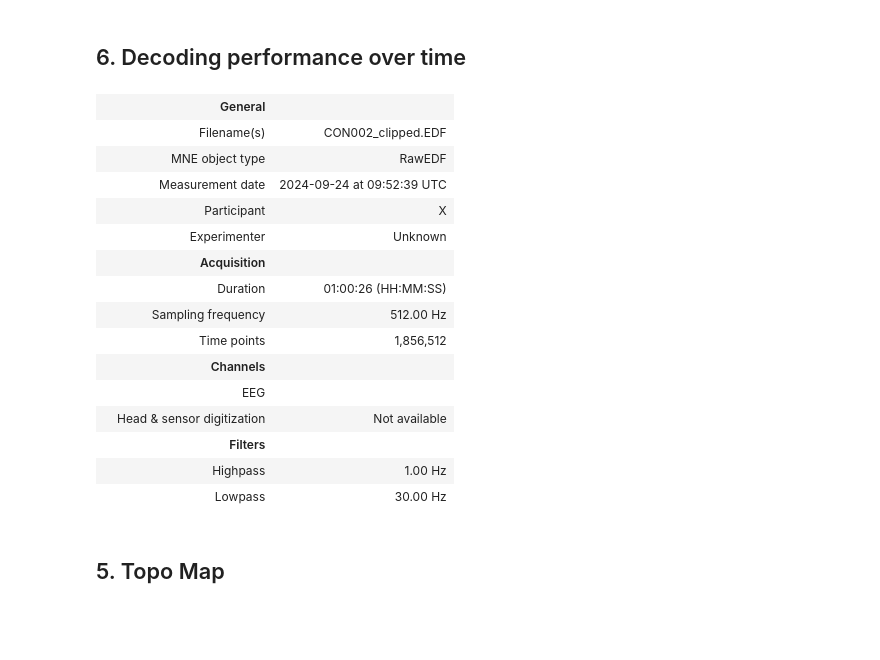
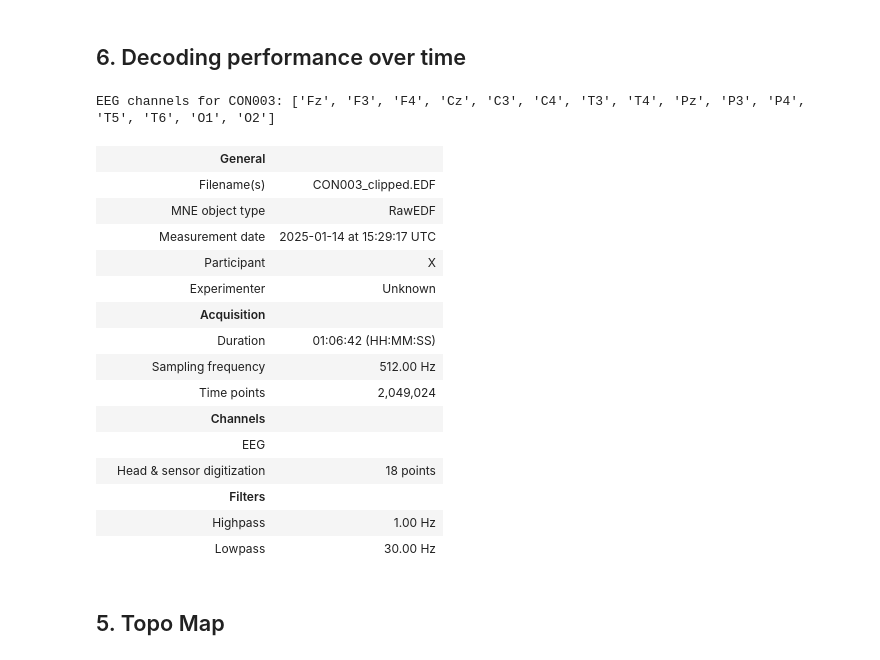
Before and after one commit to EEG-project-capstone/eeg-auditory-stimulus, a Jupyter notebook: notebooks/claassen_analysis.ipynb, the cells around one changed output. Cells and saved outputs as stored; diff of their text form; code cells hidden in the pictures; blank space fills up the shorter version.

```diff
--- a/notebooks/claassen_analysis.ipynb
+++ b/notebooks/claassen_analysis.ipynb
@@ -333,27 +446,40 @@ plt.legend(loc='lower right', framealpha=1.)
 plt.title("Average predicted probability of 'keep moving ...' across the three blocks")
 
 plt.show()
-# %%
-use_ch = ['Fp1', 'Fp2', 'Fz', 'F3', 'F4', 'F7', 'F8', 'Cz', 'C3', 'C4', 'T3', 'T4', 'Pz', 'P3', 'P4', 'T5', 'T6', 'O1', 'O2']
-
-raw.pick(use_ch)
-# %% [output]
-|  | General |  |
-|  | Filename(s) | CON002_clipped.EDF |
-|  | MNE object type | RawEDF |
-|  | Measurement date | 2024-09-24 at 09:52:39 UTC |
-|  | Participant | X |
-|  | Experimenter | Unknown |
-|  | Acquisition |  |
-|  | Duration | 01:00:26 (HH:MM:SS) |
-|  | Sampling frequency | 512.00 Hz |
-|  | Time points | 1,856,512 |
-|  | Channels |  |
-|  | EEG |  |
-|  | Head & sensor digitization | Not available |
-|  | Filters |  |
-|  | Highpass | 1.00 Hz |
-|  | Lowpass | 30.00 Hz |
+# %%
+# use_ch = ['Fp1', 'Fp2', 'Fz', 'F3', 'F4', 'F7', 'F8', 'Cz', 'C3', 'C4', 'T3', 'T4', 'Pz', 'P3', 'P4', 'T5', 'T6', 'O1', 'O2']
+# use_ch = ['Fz', 'F3', 'F4', 'F7', 'F8', 'Cz', 'C3', 'C4', 'T3', 'T4', 'Pz', 'P3', 'P4', 'T5', 'T6', 'O1', 'O2']
+# use_ch = ["Fz", "F3", "F4", "F7", "F8", "Cz", "C3", "C4", "T3", "T4", "Pz", "P3", "P4", "T5", "T6", "O1", "O2"]
+# use_ch = config.get(f"{subject}_channels")  # Append "_channels" to match config keys
+# use_ch = config.get("channels")  # Append "_channels" to match config keys
+use_ch = config.get(f"{subject}_channels")  # Append "_channels" to match config keys
+# print(use_ch)
+# use_ch = ["Fz", "F3", "F4", "Cz", "C3", "C4", "T3", "T4", "Pz", "P3", "P4", "T5", "T6", "O1", "O2"]
+use_ch = [ch for ch in use_ch if ch != "DC7"]  # Exclude "DC7"
+
+if use_ch is None:
+    print(f"Error: No channels found for subject {subject}")
+else:
+    print(f"EEG channels for {subject}: {use_ch}")
+raw.pick(use_ch)
+# %% [output]
+EEG channels for CON003: ['Fz', 'F3', 'F4', 'Cz', 'C3', 'C4', 'T3', 'T4', 'Pz', 'P3', 'P4', 'T5', 'T6', 'O1', 'O2']
+|  | General |  |
+|  | Filename(s) | CON003_clipped.EDF |
+|  | MNE object type | RawEDF |
+|  | Measurement date | 2025-01-14 at 15:29:17 UTC |
+|  | Participant | X |
+|  | Experimenter | Unknown |
+|  | Acquisition |  |
+|  | Duration | 01:06:42 (HH:MM:SS) |
+|  | Sampling frequency | 512.00 Hz |
+|  | Time points | 2,049,024 |
+|  | Channels |  |
+|  | EEG |  |
+|  | Head & sensor digitization | 18 points |
+|  | Filters |  |
+|  | Highpass | 1.00 Hz |
+|  | Lowpass | 30.00 Hz |
 # %% [markdown]
 ## 5. Topo Map
 # %%
```
Also changed, not shown: parts of 19 cells of this notebook, 3 other files.
